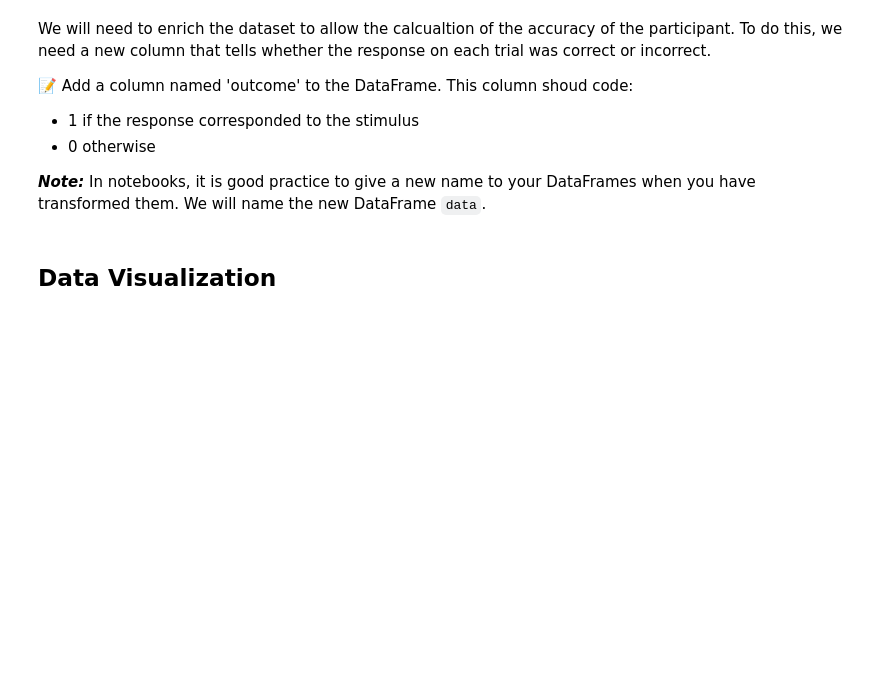
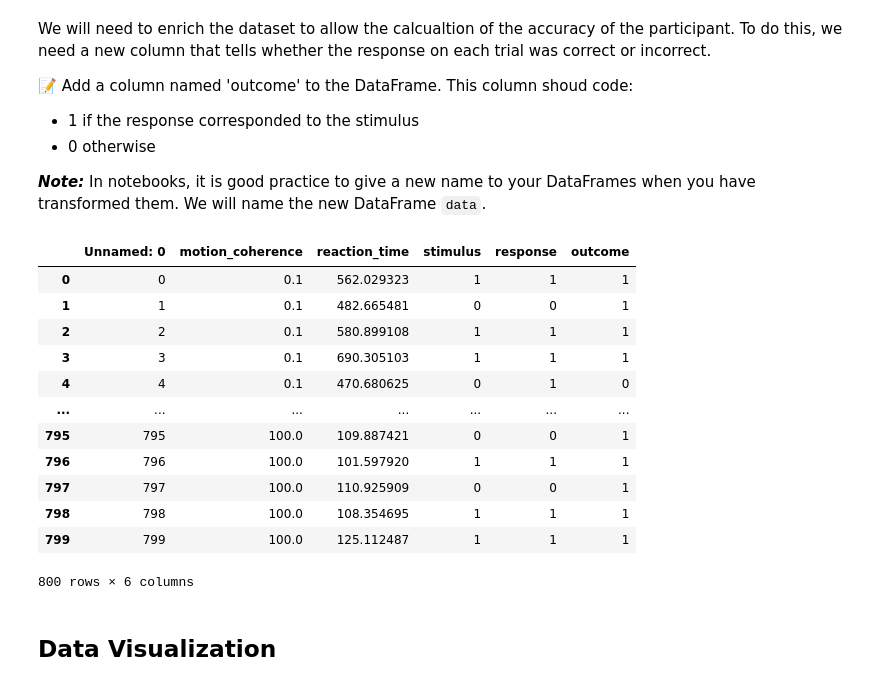
Before and after one commit to easiryne/cognitive-modeling-lab, a Jupyter notebook: TD_2/td2_notebook.ipynb, the cells around one changed output. Drawn from its saved outputs; the diff is of its cells as text; code cells hidden in the pictures; blank space fills up the shorter version.

```diff
--- a/TD_2/td2_notebook.ipynb
+++ b/TD_2/td2_notebook.ipynb
@@ -66,4 +66,5 @@ The `data.csv` file contains data for the random-dot motion experiment for 8 dif
 # %% [markdown]
 📝 Load the data and examine its columns
 # %%
-raw_data = ...
+raw_data = pd.read_csv("data.csv")
+raw_data
@@ -76,7 +91,23 @@ We will need to enrich the dataset to allow the calcualtion of the accuracy of t
 
 **_Note:_** In notebooks, it is good practice to give a new name to your DataFrames when you have transformed them. We will name the new DataFrame `data`.
 # %%
-data = ...
+data = raw_data.copy()
+data["outcome"] = (raw_data["stimulus"] == raw_data["response"]).astype(int)
+data
+# %% [output]
+|  | Unnamed: 0 | motion_coherence | reaction_time | stimulus | response | outcome |
+| 0 | 0 | 0.1 | 562.029323 | 1 | 1 | 1 |
+| 1 | 1 | 0.1 | 482.665481 | 0 | 0 | 1 |
+| 2 | 2 | 0.1 | 580.899108 | 1 | 1 | 1 |
+| 3 | 3 | 0.1 | 690.305103 | 1 | 1 | 1 |
+| 4 | 4 | 0.1 | 470.680625 | 0 | 1 | 0 |
+| ... | ... | ... | ... | ... | ... | ... |
+| 795 | 795 | 100.0 | 109.887421 | 0 | 0 | 1 |
+| 796 | 796 | 100.0 | 101.597920 | 1 | 1 | 1 |
+| 797 | 797 | 100.0 | 110.925909 | 0 | 0 | 1 |
+| 798 | 798 | 100.0 | 108.354695 | 1 | 1 | 1 |
+| 799 | 799 | 100.0 | 125.112487 | 1 | 1 | 1 |
+800 rows × 6 columns
 # %% [markdown]
 
 ## Data Visualization
```
Also changed, not shown: parts of 8 cells of this notebook, 1 other file.
